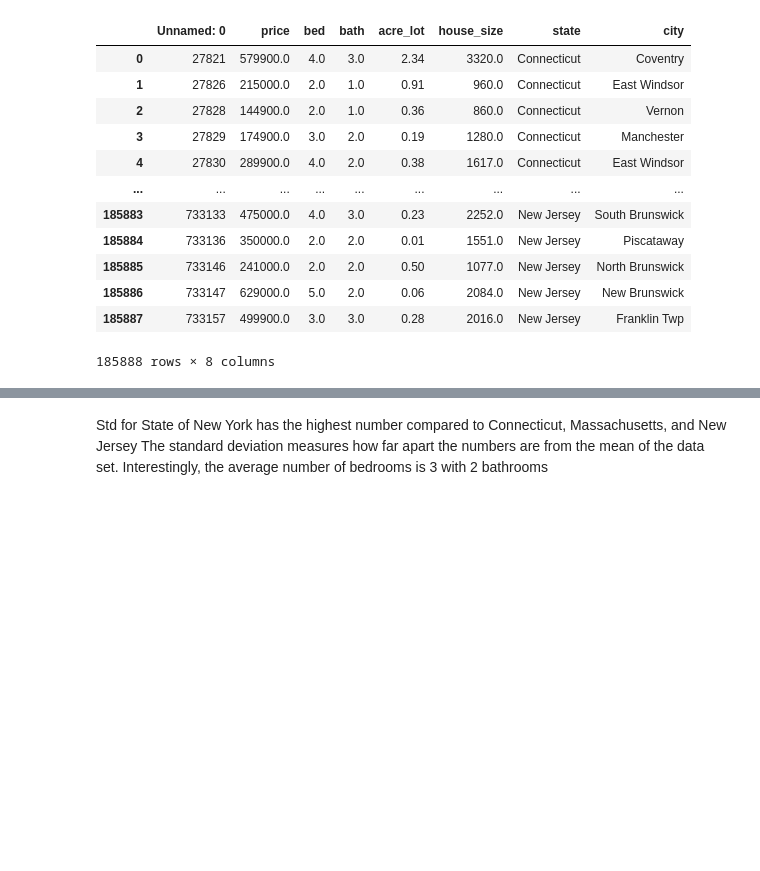
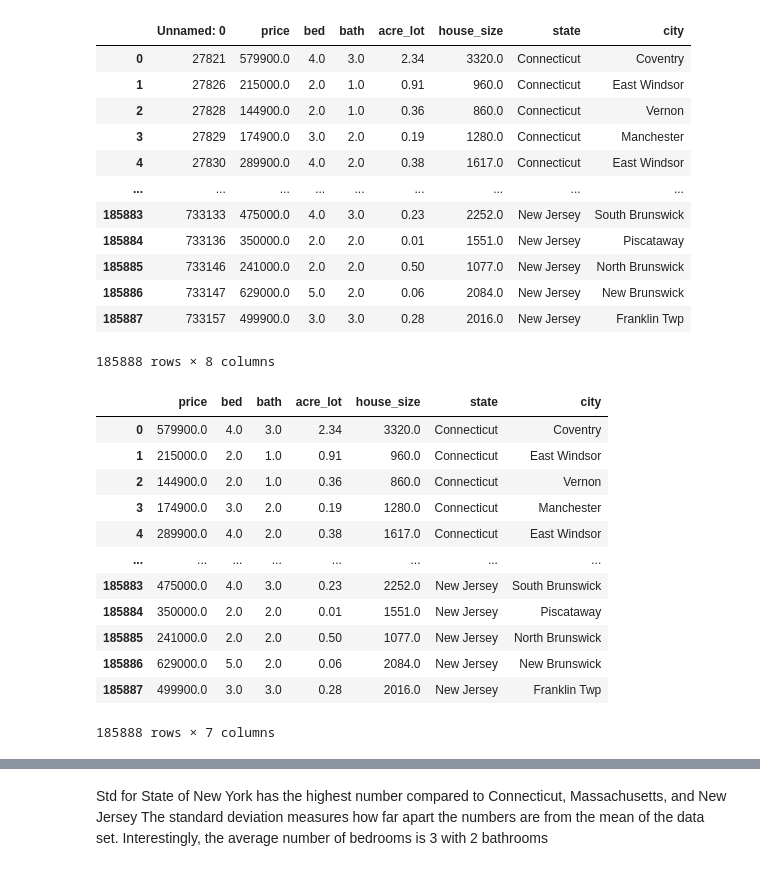
Before and after one commit to NMcHale029/BC-Project-1, a Jupyter notebook: cites.ipynb, the cells around one changed output, grey strips where cells are left out. Drawn from its saved outputs; the diff is of its cells as text; code cells hidden in the pictures; blank space fills up the shorter version.

```diff
--- a/cites.ipynb
+++ b/cites.ipynb
@@ -46,5 +42,23 @@ states_df
 | 185886 | 733147 | 629000.0 | 5.0 | 2.0 | 0.06 | 2084.0 | New Jersey | New Brunswick |
 | 185887 | 733157 | 499900.0 | 3.0 | 3.0 | 0.28 | 2016.0 | New Jersey | Franklin Twp |
 185888 rows × 8 columns
+# %%
+#remove the column 'Unamed:0'
+states_df = states_df[['price', 'bed', 'bath','acre_lot','house_size','state','city']].reset_index(drop=True)
+states_df
+# %% [output]
+|  | price | bed | bath | acre_lot | house_size | state | city |
+| 0 | 579900.0 | 4.0 | 3.0 | 2.34 | 3320.0 | Connecticut | Coventry |
+| 1 | 215000.0 | 2.0 | 1.0 | 0.91 | 960.0 | Connecticut | East Windsor |
+| 2 | 144900.0 | 2.0 | 1.0 | 0.36 | 860.0 | Connecticut | Vernon |
+| 3 | 174900.0 | 3.0 | 2.0 | 0.19 | 1280.0 | Connecticut | Manchester |
+| 4 | 289900.0 | 4.0 | 2.0 | 0.38 | 1617.0 | Connecticut | East Windsor |
+| ... | ... | ... | ... | ... | ... | ... | ... |
+| 185883 | 475000.0 | 4.0 | 3.0 | 0.23 | 2252.0 | New Jersey | South Brunswick |
+| 185884 | 350000.0 | 2.0 | 2.0 | 0.01 | 1551.0 | New Jersey | Piscataway |
+| 185885 | 241000.0 | 2.0 | 2.0 | 0.50 | 1077.0 | New Jersey | North Brunswick |
+| 185886 | 629000.0 | 5.0 | 2.0 | 0.06 | 2084.0 | New Jersey | New Brunswick |
+| 185887 | 499900.0 | 3.0 | 3.0 | 0.28 | 2016.0 | New Jersey | Franklin Twp |
+185888 rows × 7 columns
 # %%
 #find the Average/ Mean of house prices, and the Standard Deviation.
```
Also changed, not shown: parts of 23 cells of this notebook.
